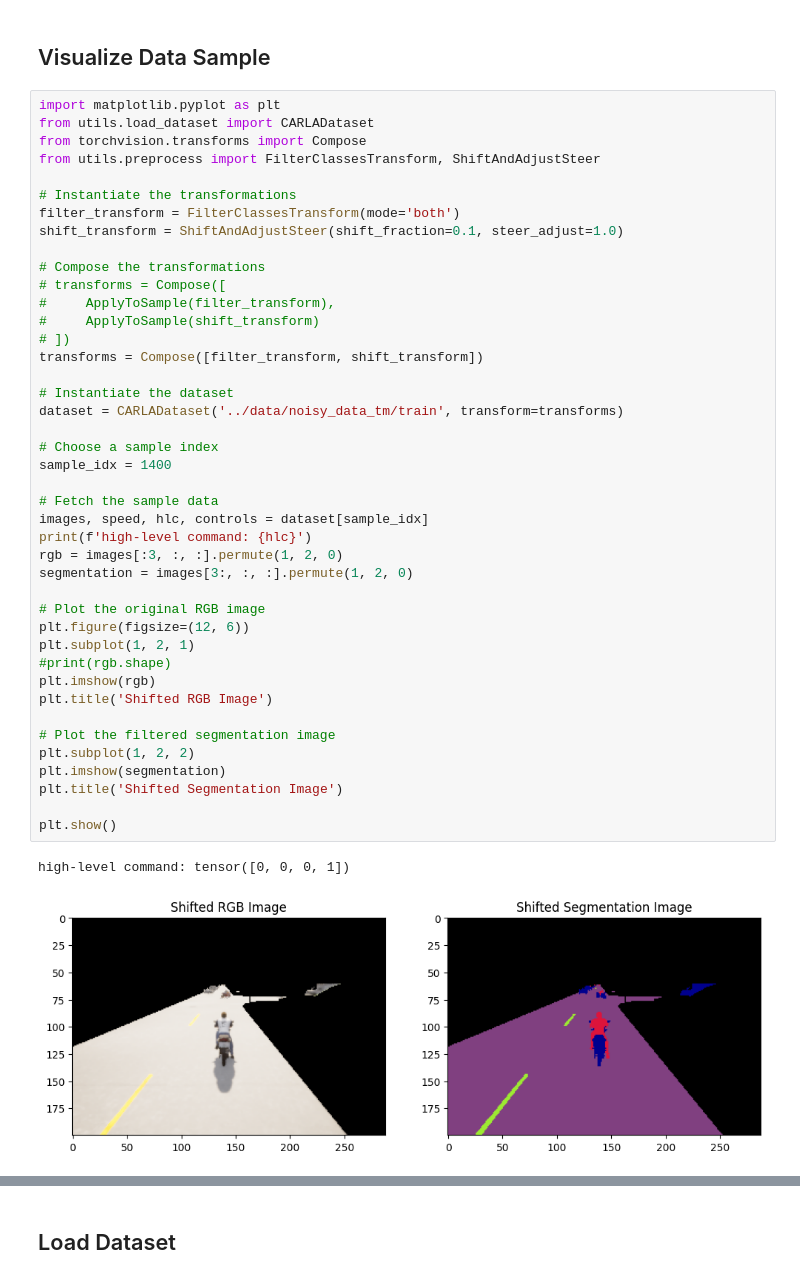
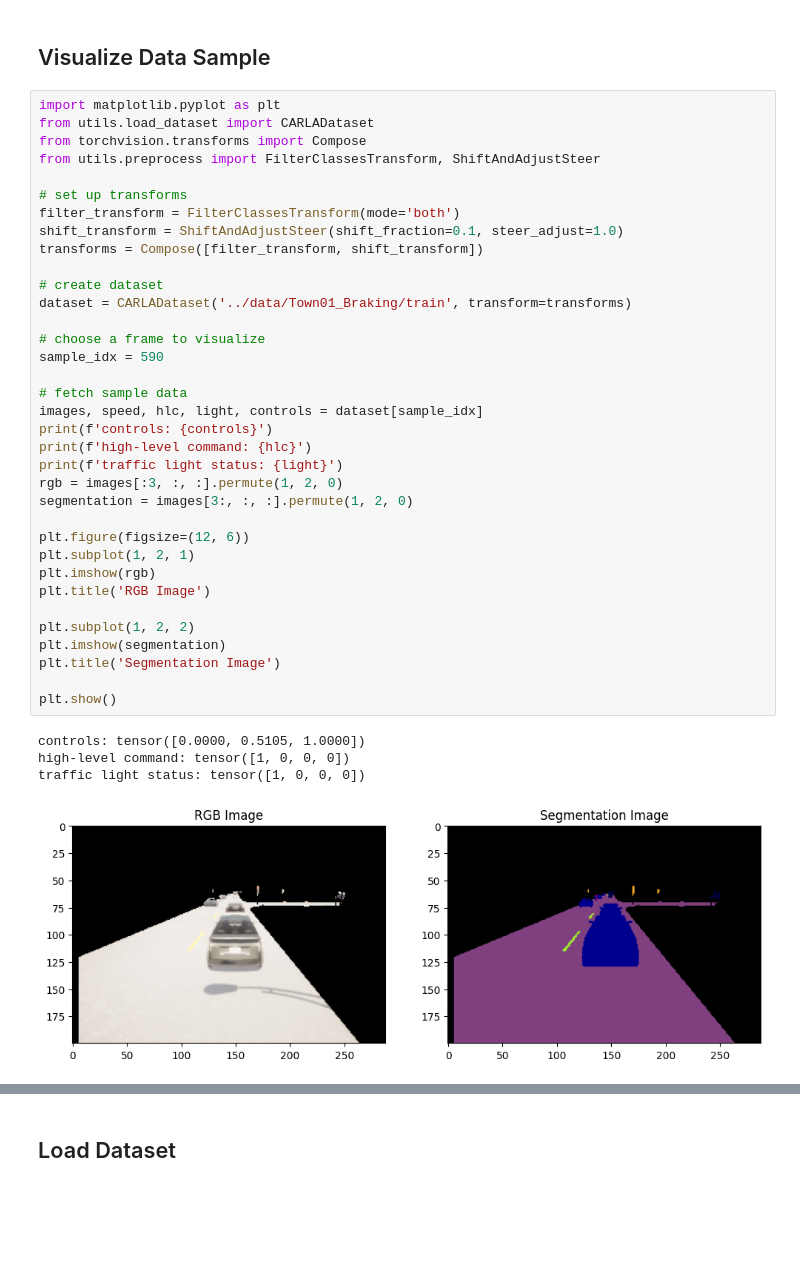
Before and after one commit to TheRoboticsClub/gsoc2023-Meiqi_Zhao, a Jupyter notebook: src/ModifiedDeepestLSTMTinyPilotNet/train.ipynb, the cells around one changed output, grey strips where cells are left out. Cells and saved outputs as stored; diff of their text form; blank space fills up the shorter version.

```diff
--- a/src/ModifiedDeepestLSTMTinyPilotNet/train.ipynb
+++ b/src/ModifiedDeepestLSTMTinyPilotNet/train.ipynb
@@ -7,45 +7,40 @@ import torch
 # %%
 import matplotlib.pyplot as plt
 from utils.load_dataset import CARLADataset
 from torchvision.transforms import Compose
 from utils.preprocess import FilterClassesTransform, ShiftAndAdjustSteer
 
-# Instantiate the transformations
+# set up transforms
 filter_transform = FilterClassesTransform(mode='both')
 shift_transform = ShiftAndAdjustSteer(shift_fraction=0.1, steer_adjust=1.0)
-
-# Compose the transformations
-# transforms = Compose([
-#     ApplyToSample(filter_transform),
-#     ApplyToSample(shift_transform)
-# ])
 transforms = Compose([filter_transform, shift_transform])
 
-# Instantiate the dataset
-dataset = CARLADataset('../data/noisy_data_tm/train', transform=transforms)
+# create dataset
+dataset = CARLADataset('../data/Town01_Braking/train', transform=transforms)
 
-# Choose a sample index
-sample_idx = 1400
+# choose a frame to visualize
+sample_idx = 590
 
-# Fetch the sample data
-images, speed, hlc, controls = dataset[sample_idx]
+# fetch sample data
+images, speed, hlc, light, controls = dataset[sample_idx]
+print(f'controls: {controls}')
 print(f'high-level command: {hlc}')
+print(f'traffic light status: {light}')
 rgb = images[:3, :, :].permute(1, 2, 0)
 segmentation = images[3:, :, :].permute(1, 2, 0)
 
-# Plot the original RGB image
 plt.figure(figsize=(12, 6))
 plt.subplot(1, 2, 1)
-#print(rgb.shape)
 plt.imshow(rgb)
-plt.title('Shifted RGB Image')
+plt.title('RGB Image')
 
-# Plot the filtered segmentation image
 plt.subplot(1, 2, 2)
 plt.imshow(segmentation)
-plt.title('Shifted Segmentation Image')
+plt.title('Segmentation Image')
 
 plt.show()
 # %% [output]
-high-level command: tensor([0, 0, 0, 1])
+controls: tensor([0.0000, 0.5105, 1.0000])
+high-level command: tensor([1, 0, 0, 0])
+traffic light status: tensor([1, 0, 0, 0])
-[figure, old version]
+[figure, new version]
```
Also changed, not shown: parts of 15 cells of this notebook, 23 other files.
